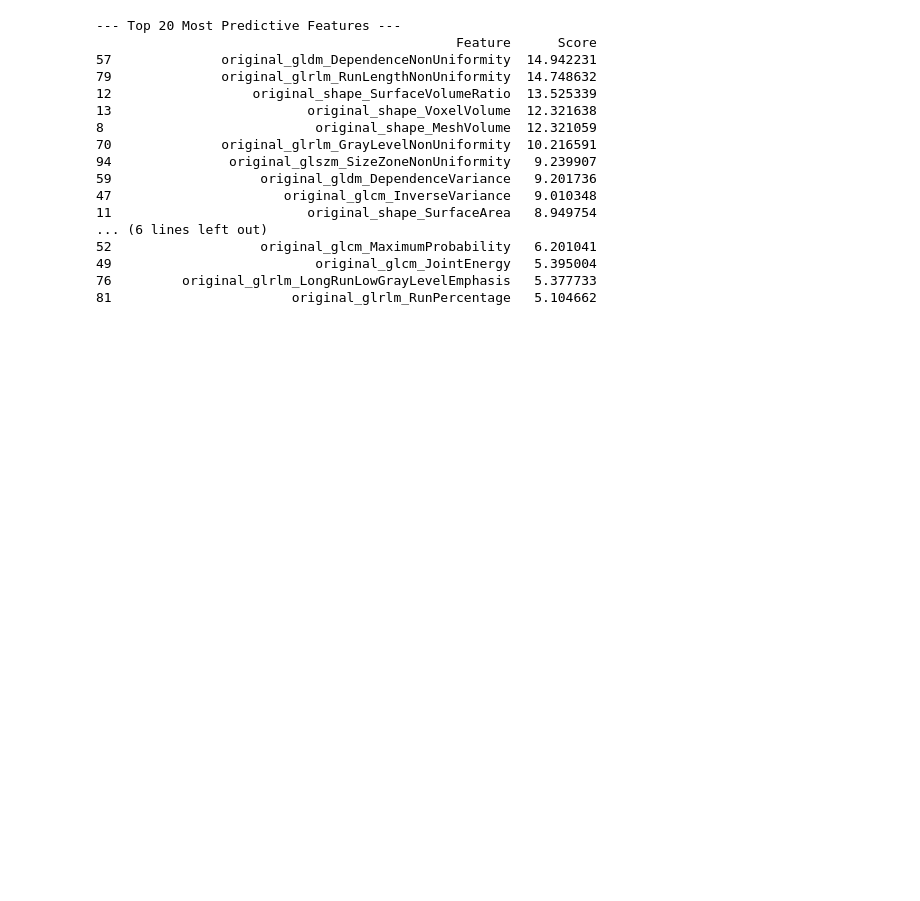
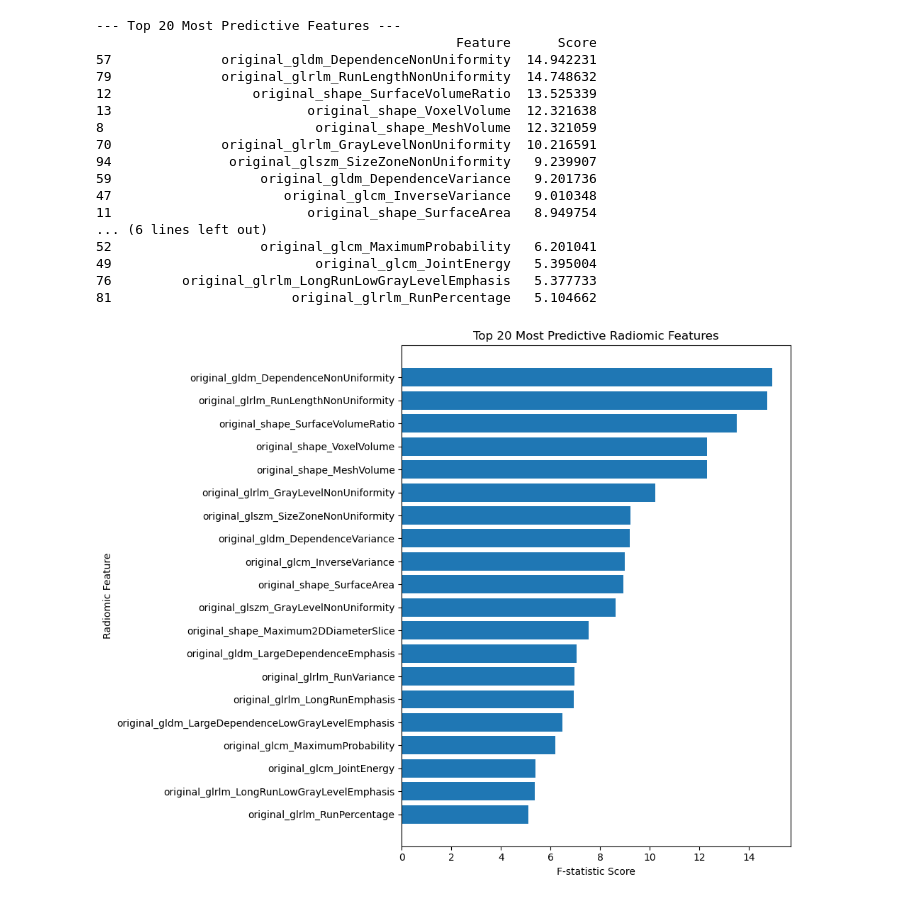
Before and after one commit to iamSHShUvo/LUNG-RP-XAI, a Jupyter notebook: Code/LUNG-06-Feature-Selection.ipynb, the cells around one changed output. Cells and saved outputs as stored; diff of their text form; code cells hidden in the pictures; blank space fills up the shorter version.

```diff
--- a/Code/LUNG-06-Feature-Selection.ipynb
+++ b/Code/LUNG-06-Feature-Selection.ipynb
@@ -52,3 +52,15 @@ top_k_features = selector.get_feature_names_out(X_train.columns)
 49                          original_glcm_JointEnergy   5.395004
 76         original_glrlm_LongRunLowGrayLevelEmphasis   5.377733
 81                       original_glrlm_RunPercentage   5.104662
+# %%
+# Plot the scores of the top 20 features
+plt.figure(figsize=(10, 8))
+plt.barh(feature_scores.head(k)['Feature'], feature_scores.head(k)['Score'])
+plt.xlabel('F-statistic Score')
+plt.ylabel('Radiomic Feature')
+plt.title('Top 20 Most Predictive Radiomic Features')
+plt.gca().invert_yaxis() # Display the most important feature at the top
+plt.tight_layout()
+plt.show()
+# %% [output]
+[figure, added]
```
Also changed, not shown: 4 other files.
